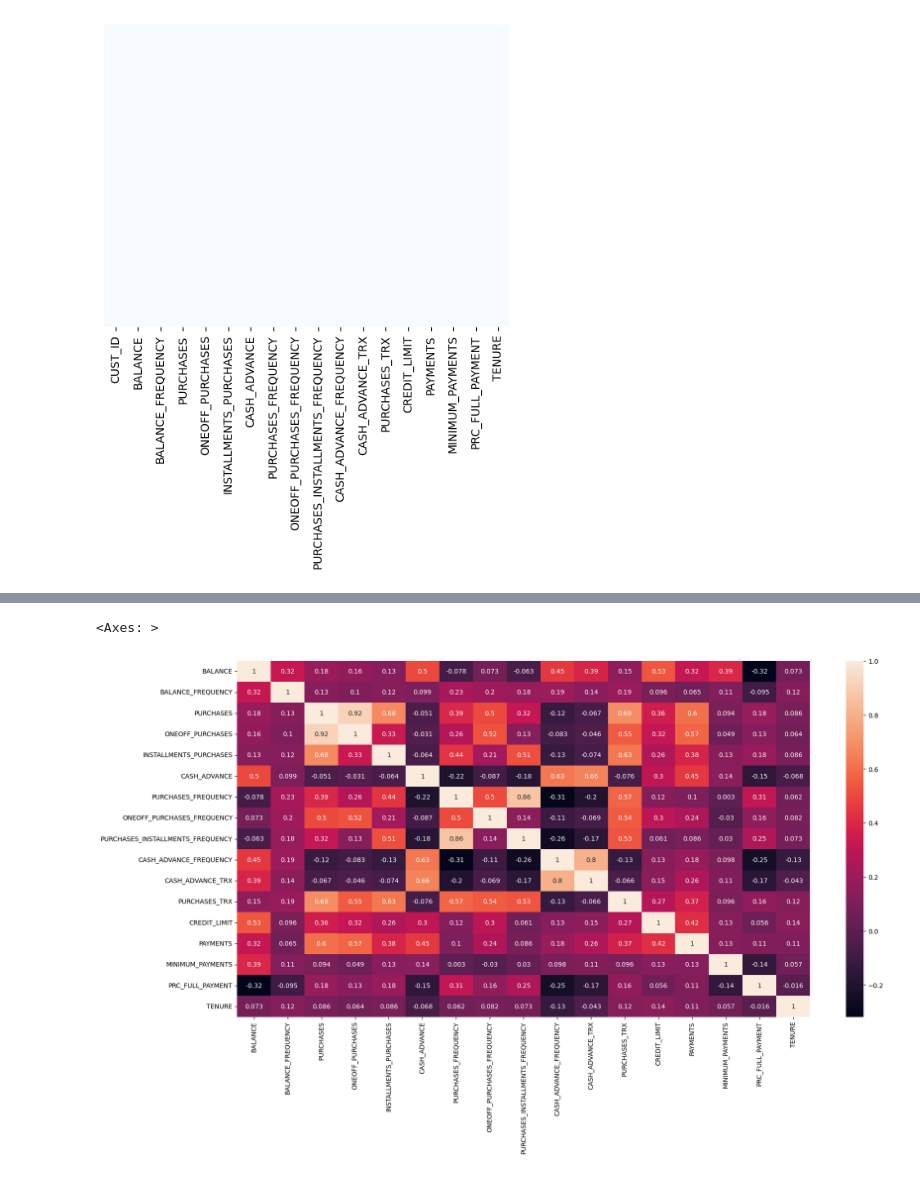
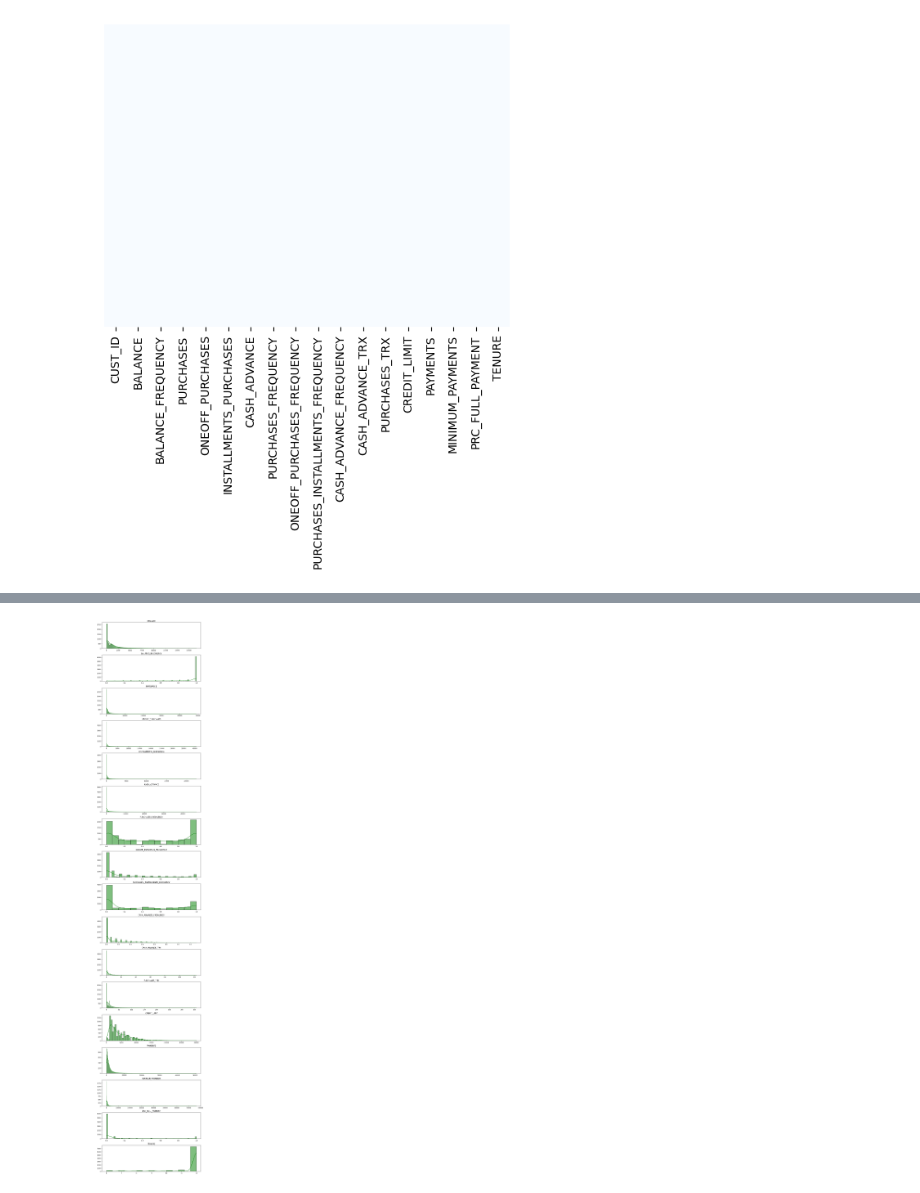
Before and after one commit to VinayaSharada/Customer-Segmentation, a Jupyter notebook: bank-cutomer-segmentation.ipynb, the cells around one changed output, grey strips where cells are left out. Cells and saved outputs as stored; diff of their text form; code cells hidden in the pictures.

```diff
--- a/bank-cutomer-segmentation.ipynb
+++ b/bank-cutomer-segmentation.ipynb
@@ -29,3 +32,5 @@ creditcard_df = pd.read_csv("/kaggle/input/cc-general/CC GENERAL - CC GENERAL.cs
+# %%
+creditcard_df = pd.read_csv("https://raw.githubusercontent.com/VinayaSharada/Customer-Segmentation/c7088b2462bfe33a6e64e7eaefd67c9a59cdcf0d/CC%20GENERAL.csv")
 # %%
 creditcard_df
 # %% [output]
@@ -228,21 +230 @@ Index(['BALANCE', 'BALANCE_FREQUENCY', 'PURCHASES', 'ONEOFF_PURCHASES',
       dtype='object')
-# %%
-# distplot combines the matplotlib.hist function with seaborn kdeplot()
-# KDE Plot represents the Kernel Density Estimate.
-# KDE is used for visualizing the Probability Density of a continuous variable.
-# KDE demonstrates the probability density at different values in a continuous variable.
-
-# Mean of balance is $1500
-# 'Balance_Frequency' for most customers is updated frequently ~1
-# For 'PURCHASES_FREQUENCY', there are two distinct group of customers
-# For 'ONEOFF_PURCHASES_FREQUENCY' and 'PURCHASES_INSTALLMENT_FREQUENCY' most users don't do one off puchases or installment purchases frequently
-# Very small number of customers pay their balance in full 'PRC_FULL_PAYMENT'~0
-# Credit limit average is around $4500
-# Most customers are ~11 years tenure
-
-plt.figure(figsize = (10, 50))
-for i in range(len(creditcard_df.columns)):
-    plt.subplot(17, 1, i+1)
-    sns.distplot(creditcard_df[creditcard_df.columns[i]], kde_kws = {"color":"b", "lw":3, "label":"KDE", "bw":0.1},hist_kws = {'color':'g', 'label':'Hist'}) # lw = line width
-    plt.title(creditcard_df.columns[i])
-plt.tight_layout()
@@ -268,8 +231,24 @@ and update your code. This will become an error in seaborn v0.13.0.
-# %%
-# Obtain the correlation matrix between features
-correlations = creditcard_df.corr()
-f, ax = plt.subplots(figsize = (20, 10)) # fix the size
-sns.heatmap(correlations, annot = True)
-# %% [output]
-<Axes: >
-[figure, removed]
+# %%
+import matplotlib.pyplot as plt
+import seaborn as sns
+
+# Filter only numeric columns
+numeric_cols = creditcard_df.select_dtypes(include='number').columns
+
+# Plot
+plt.figure(figsize=(10, len(numeric_cols) * 3))
+
+for i, col in enumerate(numeric_cols):
+    plt.subplot(len(numeric_cols), 1, i+1)
+
+    # Basic histplot with KDE overlay
+    sns.histplot(data=creditcard_df, x=col, kde=True, color='g')
+
+    # Optional: add title and better spacing
+    plt.title(col)
+    plt.xlabel("")
+    plt.ylabel("")
+
+plt.tight_layout()
+# %% [output]
+[figure, added]
```
Also changed, not shown: parts of 14 cells of this notebook.
